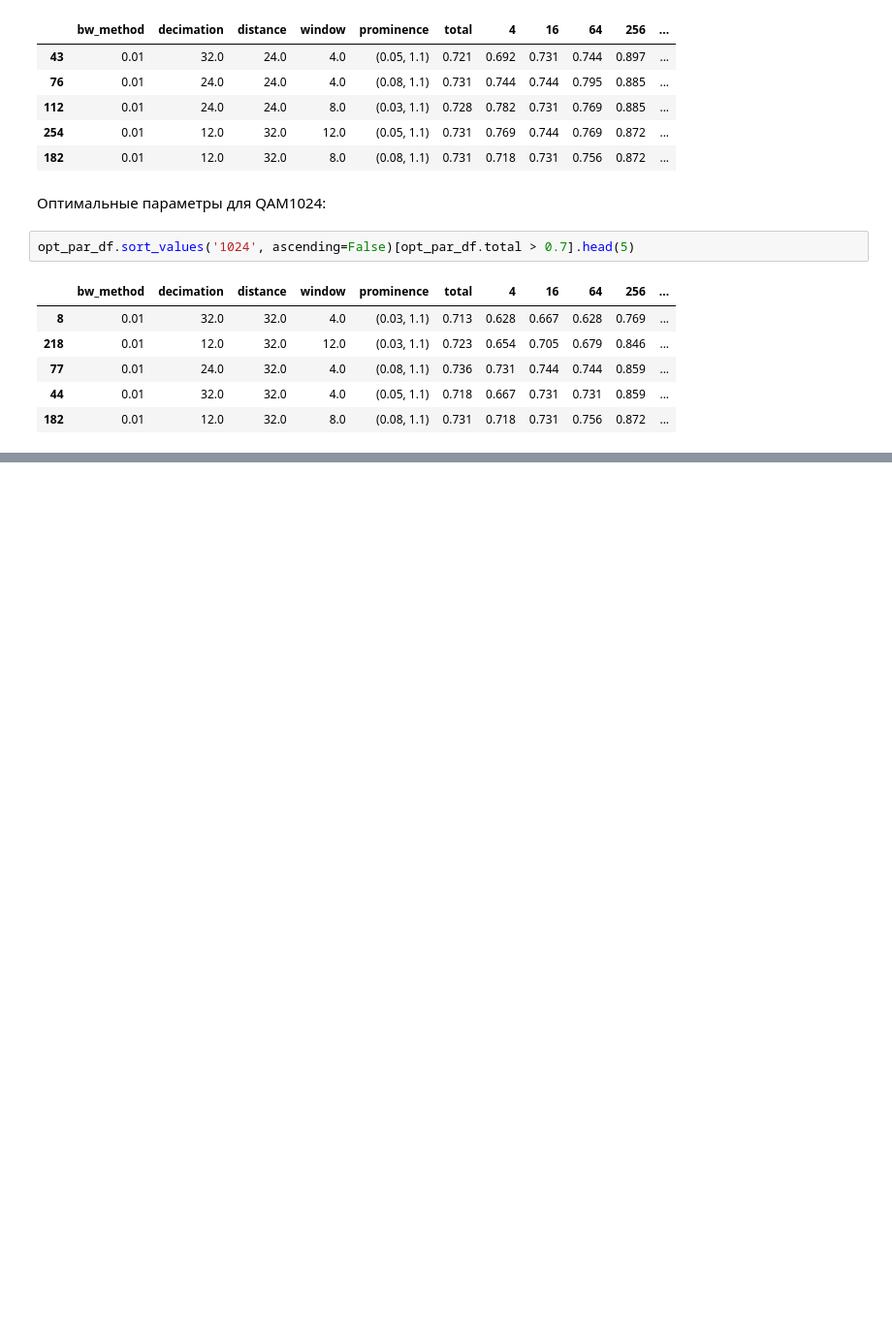
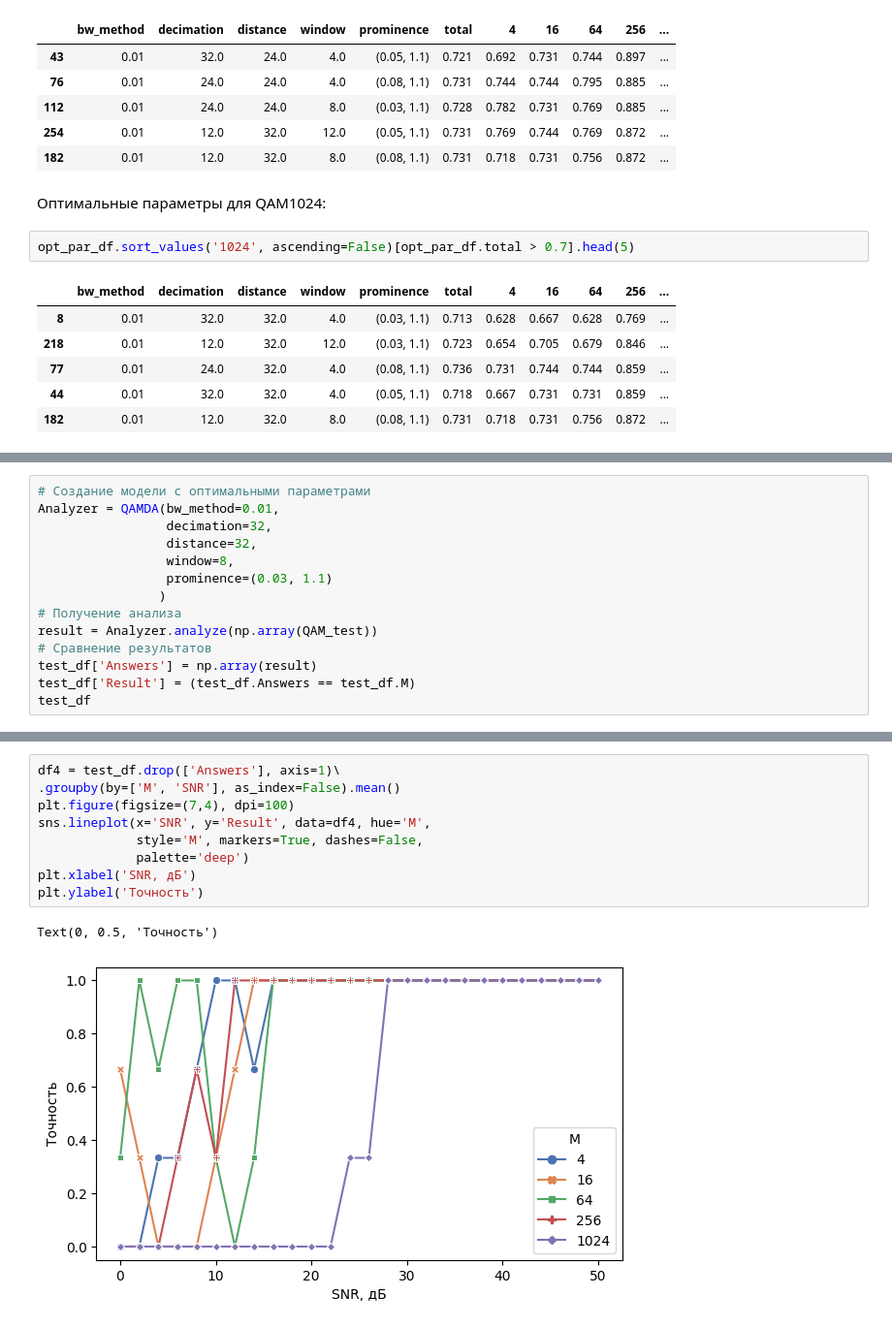
Before and after one commit to vladseve7n/Master_thesis, a Jupyter notebook: MT_2_1_Creating_alg.ipynb, the cells around one changed output, grey strips where cells are left out. Shown at 97% size. Saved outputs shown, nothing was run; the diff lists cells and outputs as text; blank space fills up the shorter version.

```diff
--- a/MT_2_1_Creating_alg.ipynb
+++ b/MT_2_1_Creating_alg.ipynb
@@ -329,0 +329,14 @@ opt_par_df.sort_values('1024', ascending=False)[opt_par_df.total > 0.7].head(5)
+# %%
+# Создание модели с оптимальными параметрами
+Analyzer = QAMDA(bw_method=0.01,
+                 decimation=32,
+                 distance=32,
+                 window=8,
+                 prominence=(0.03, 1.1)
+                )
+# Получение анализа
+result = Analyzer.analyze(np.array(QAM_test))
+# Сравнение результатов
+test_df['Answers'] = np.array(result)
+test_df['Result'] = (test_df.Answers == test_df.M)
+test_df
@@ -329,0 +393,12 @@ opt_par_df.sort_values('1024', ascending=False)[opt_par_df.total > 0.7].head(5)
+# %%
+df4 = test_df.drop(['Answers'], axis=1)\
+.groupby(by=['M', 'SNR'], as_index=False).mean()
+plt.figure(figsize=(7,4), dpi=100)
+sns.lineplot(x='SNR', y='Result', data=df4, hue='M',
+             style='M', markers=True, dashes=False,
+             palette='deep')
+plt.xlabel('SNR, дБ')
+plt.ylabel('Точность')
+# %% [output]
+Text(0, 0.5, 'Точность')
+[figure, added]
```
Also changed, not shown: parts of 7 cells of this notebook.
